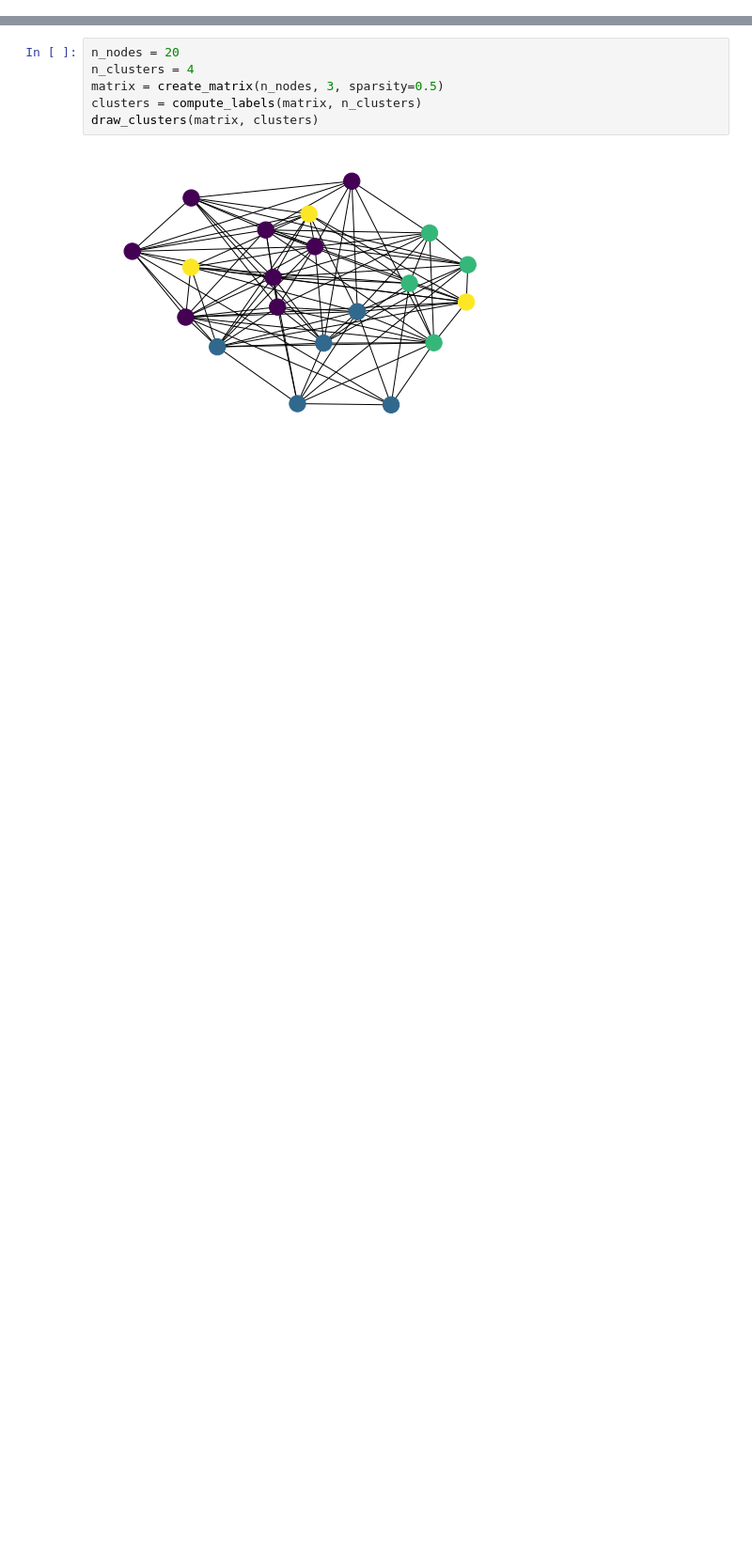
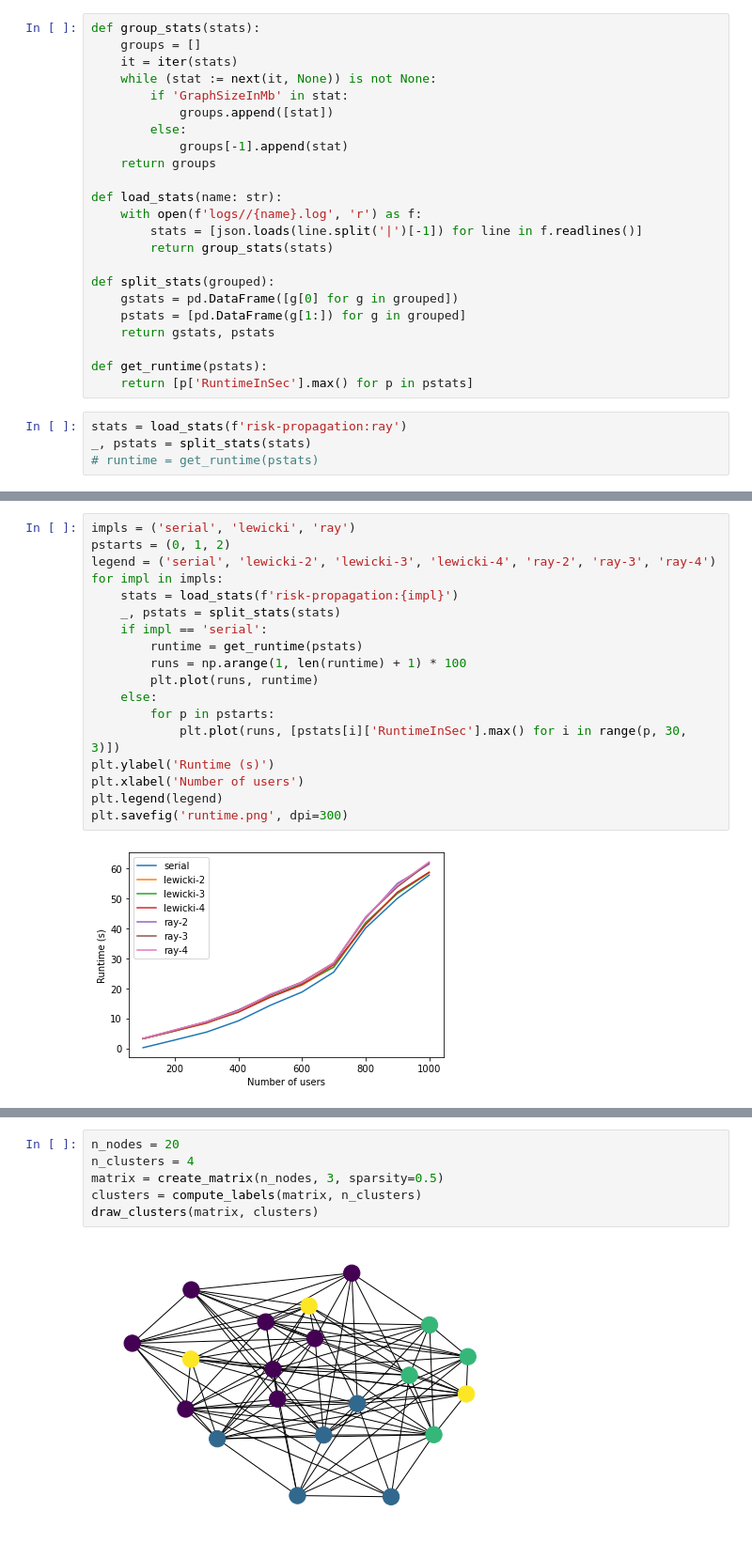
Before and after one commit to cwru-xlab/sharetrace-ray, a Jupyter notebook: evaluation/Sandbox.ipynb, the cells around one changed output, grey strips where cells are left out. Shown at 94% size. Cells and saved outputs as stored; diff of their text form; blank space fills up the shorter version.

```diff
--- a/evaluation/Sandbox.ipynb
+++ b/evaluation/Sandbox.ipynb
@@ -8,0 +23,27 @@ hists = synthetic.load_histories()
+# %%
+def group_stats(stats):
+    groups = []
+    it = iter(stats)
+    while (stat := next(it, None)) is not None:
+        if 'GraphSizeInMb' in stat:
+            groups.append([stat])
+        else:
+            groups[-1].append(stat)
+    return groups
+
+def load_stats(name: str):
+    with open(f'logs//{name}.log', 'r') as f:
+        stats = [json.loads(line.split('|')[-1]) for line in f.readlines()]
+        return group_stats(stats)
+
+def split_stats(grouped):
+    gstats = pd.DataFrame([g[0] for g in grouped])
+    pstats = [pd.DataFrame(g[1:]) for g in grouped]
+    return gstats, pstats
+
+def get_runtime(pstats):
+    return [p['RuntimeInSec'].max() for p in pstats]
+# %%
+stats = load_stats(f'risk-propagation:ray')
+_, pstats = split_stats(stats)
+# runtime = get_runtime(pstats)
@@ -9 +63,21 @@ hists = synthetic.load_histories()
+# %%
+impls = ('serial', 'lewicki', 'ray')
+pstarts = (0, 1, 2)
+legend = ('serial', 'lewicki-2', 'lewicki-3', 'lewicki-4', 'ray-2', 'ray-3', 'ray-4')
+for impl in impls:
+    stats = load_stats(f'risk-propagation:{impl}')
+    _, pstats = split_stats(stats)
+    if impl == 'serial':
+        runtime = get_runtime(pstats)
+        runs = np.arange(1, len(runtime) + 1) * 100
+        plt.plot(runs, runtime)
+    else:
+        for p in pstarts:
+            plt.plot(runs, [pstats[i]['RuntimeInSec'].max() for i in range(p, 30, 3)])
+plt.ylabel('Runtime (s)')
+plt.xlabel('Number of users')
+plt.legend(legend)
+plt.savefig('runtime.png', dpi=300)
+# %% [output]
+[figure, added]
 # %%
```
Also changed, not shown: parts of 12 cells of this notebook, 5 other files.
